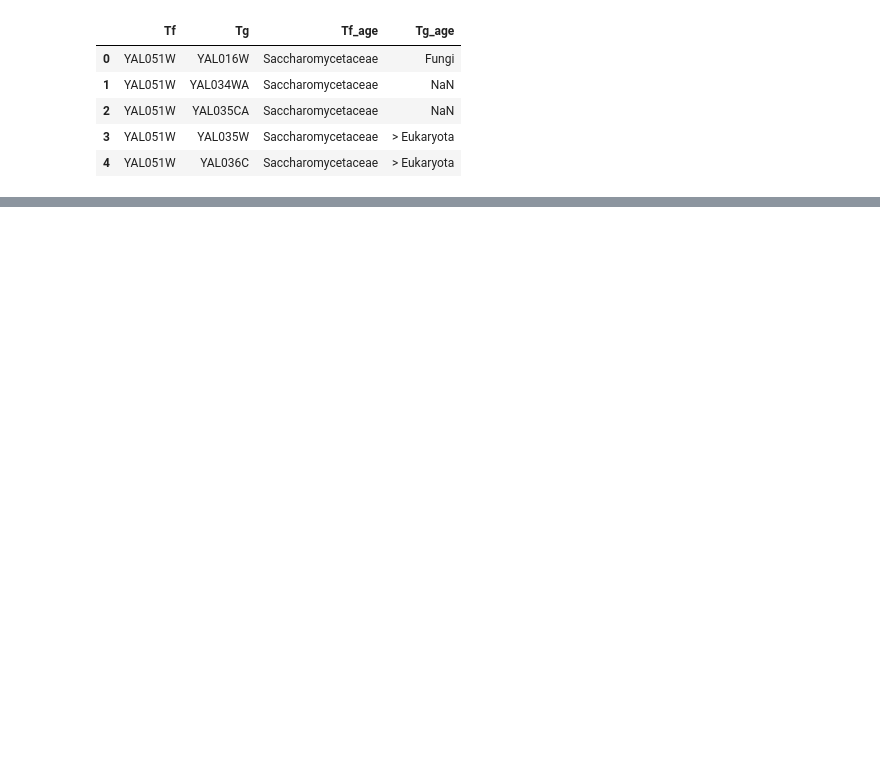
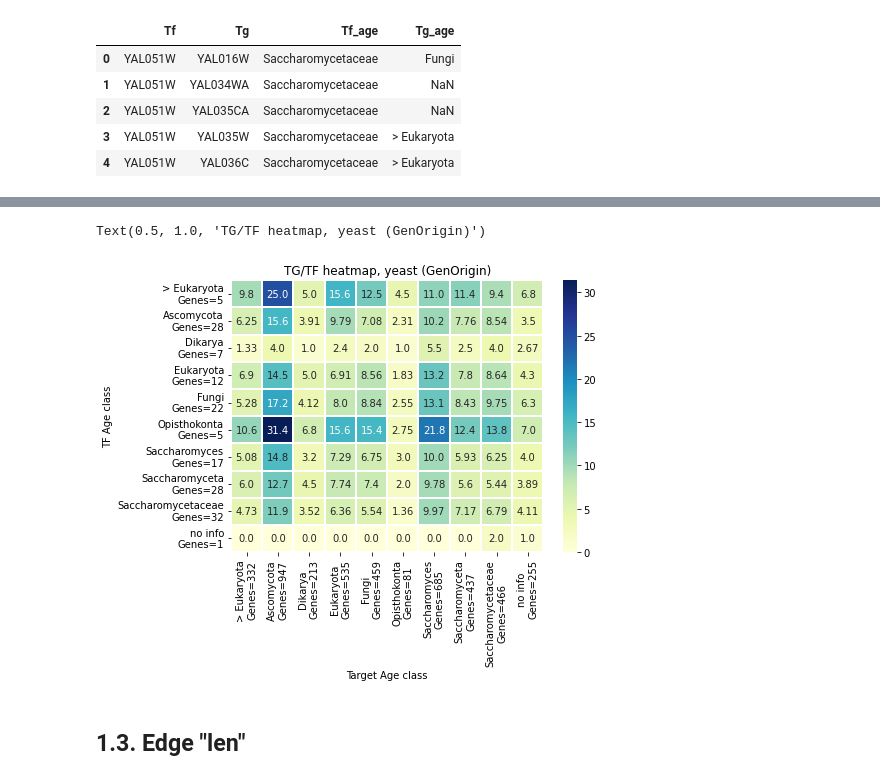
Before and after one commit to Freddsle/age_patterns, a Jupyter notebook: code/03_GenOrigin_age_classes.ipynb, the cells around one changed output, grey strips where cells are left out. Drawn from its saved outputs; the diff is of its cells as text; code cells hidden in the pictures; blank space fills up the shorter version.

```diff
--- a/code/03_GenOrigin_age_classes.ipynb
+++ b/code/03_GenOrigin_age_classes.ipynb
@@ -95 +258,38 @@ yeast_data[['Tg_age', 'Tf_age']] = yeast_data[['Tg_age', 'Tf_age']].replace(np.n
+# %%
+plt.rcParams["figure.figsize"] = 7, 5
+
+xlabels = ['> Eukaryota', 'Ascomycota', 'Dikarya', 'Eukaryota', 'Fungi', 'Opisthokonta',
+           'Saccharomyces', 'Saccharomyceta','Saccharomycetaceae', 'no info']
+
+ylabels = ['> Eukaryota', 'Ascomycota', 'Dikarya', 'Eukaryota', 'Fungi', 'Opisthokonta',
+           'Saccharomyces', 'Saccharomyceta','Saccharomycetaceae', 'no info']
+
+x_axis_labels = []
+y_axis_labels = []
+
+for label in xlabels:
+    x_axis_labels.append(f'{label}\nGenes={tg_ages_count[tg_ages_count.Tg_age == label].Tg.iloc[0]}')
+
+
+for label in ylabels:
+    y_axis_labels.append(f'{label}\nGenes={tf_ages_count[tf_ages_count.Tf_age == label].Tf.iloc[0]}')
+
+s = sns.heatmap(tf_tg_count,
+                xticklabels=x_axis_labels,
+                yticklabels=y_axis_labels,
+                annot=True,
+                fmt=".3",
+                cmap="YlGnBu",
+                linewidths=1.5)
+
+s.set(xlabel='Target Age class', ylabel='TF Age class')
+plt.title('TG/TF heatmap, yeast (GenOrigin)')
+
+#plt.savefig('../data/03_plots/yeast_heatmap_02.png')
+#plt.close()
+# %% [output]
+Text(0.5, 1.0, 'TG/TF heatmap, yeast (GenOrigin)')
+[figure, added]
+# %% [markdown]
+## 1.3. Edge "len"  <a name="Yeast_len"></a>
 # %%
```
Also changed, not shown: parts of 31 cells of this notebook, 9 other files.
